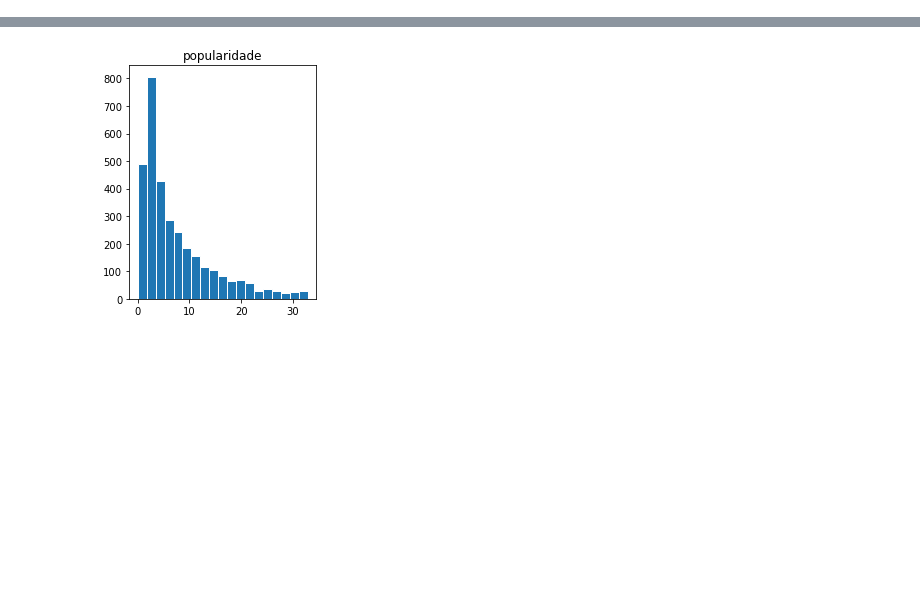
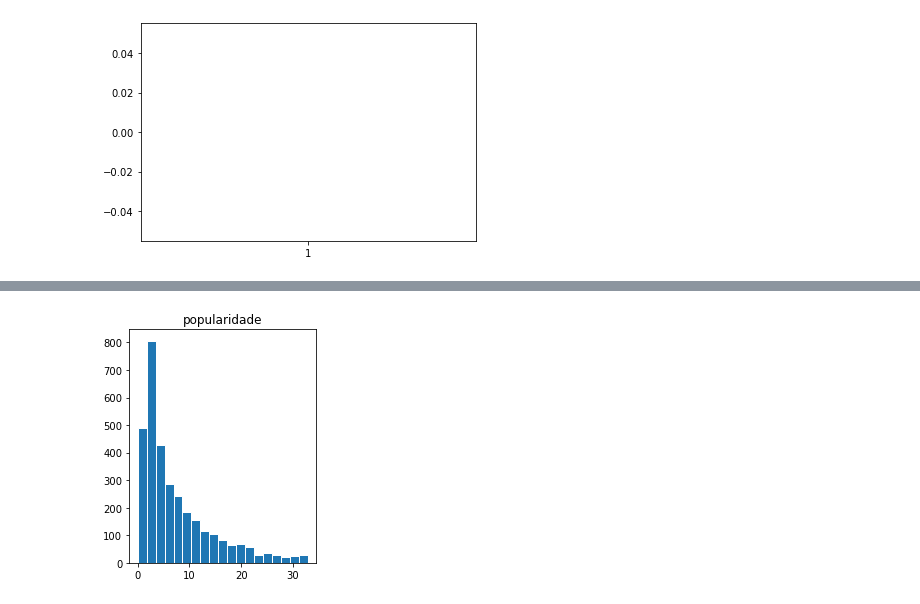
Before and after one commit to insper-classroom/22-2c-cd-p2-grupo_mace_girls, a Jupyter notebook: dados/relatorio.ipynb, the cells around one changed output, grey strips where cells are left out. Saved outputs shown, nothing was run; the diff lists cells and outputs as text; code cells hidden in the pictures; blank space fills up the shorter version.

```diff
--- a/dados/relatorio.ipynb
+++ b/dados/relatorio.ipynb
@@ -63 +67,8 @@ filmes.head(5)
+# %%
+
+plt.boxplot(filmes['tmdb_popularity'])
+plt.show()
+# de tanto que os dados são dispersos, o gráfico boxplot nem aparece
+# %% [output]
+[figure, added]
 # %%
```
Also changed, not shown: parts of 24 cells of this notebook, 2 other files.
